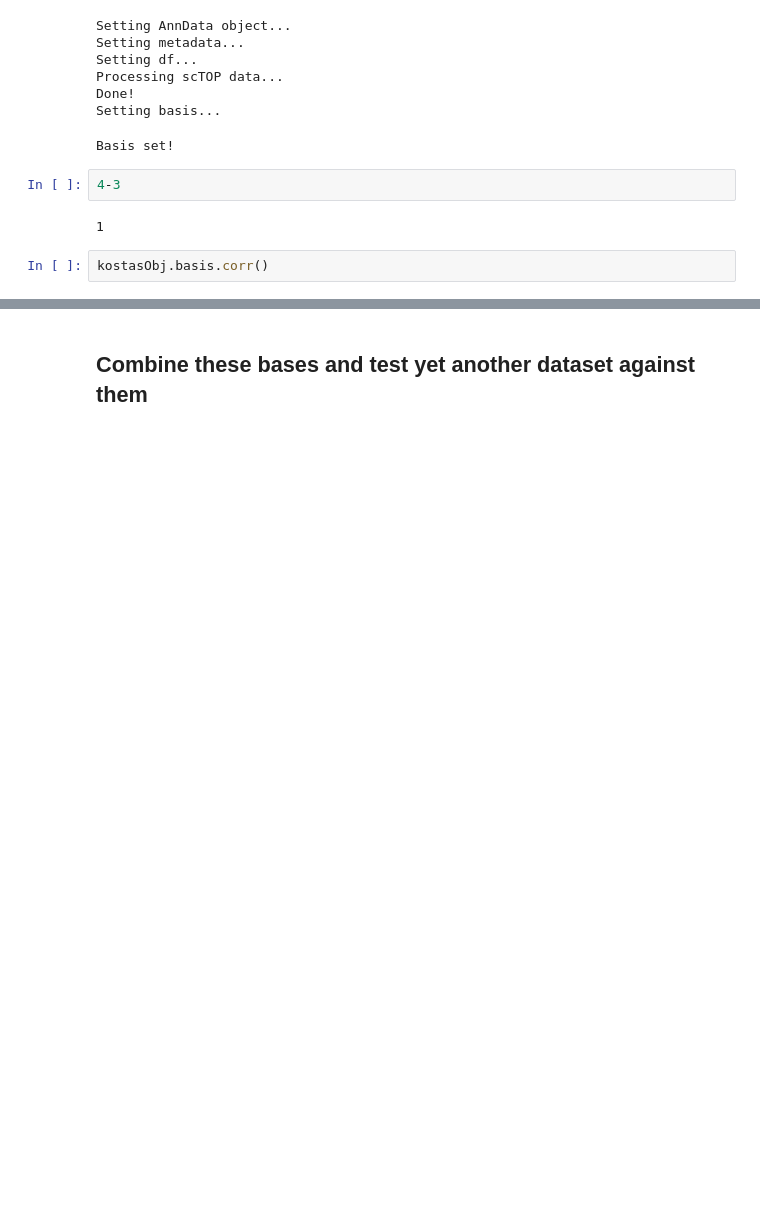
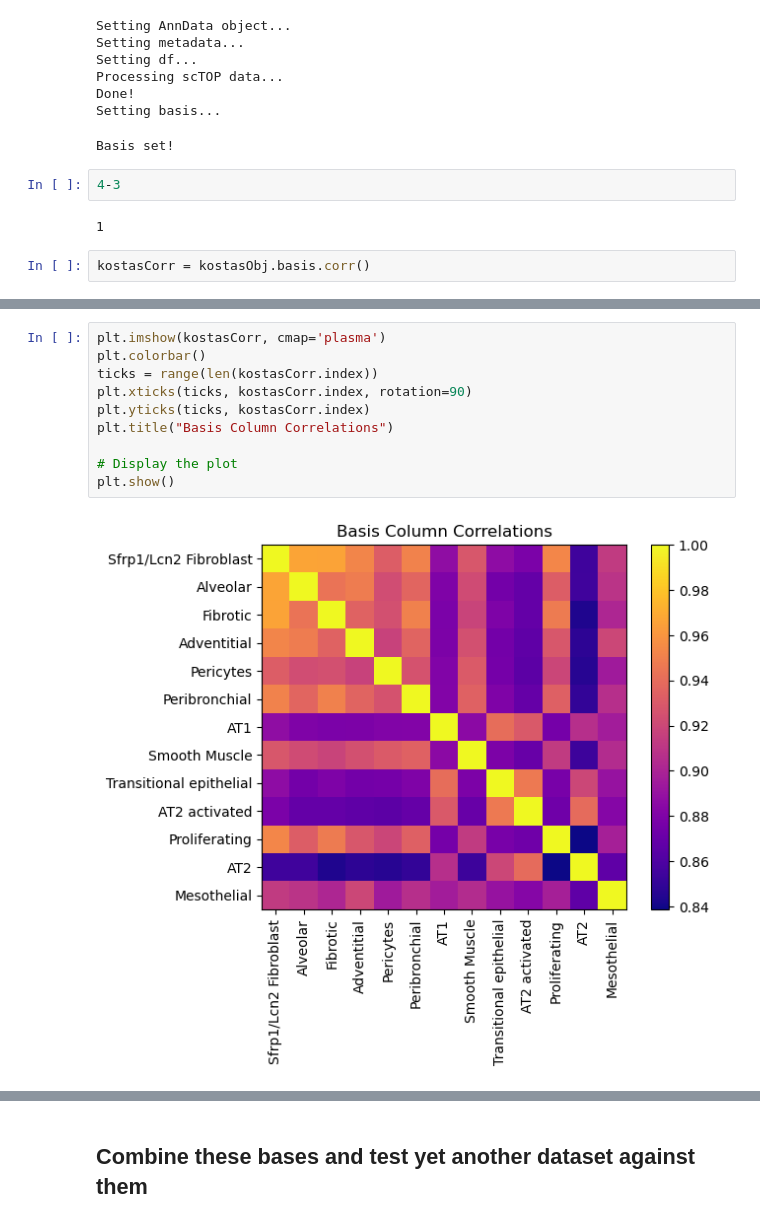
Before and after one commit to EitanVilker/Transdifferentiating-AT2, a Jupyter notebook: scTOP Vignette 1- Basics.ipynb, the cells around one changed output, grey strips where cells are left out. Saved outputs shown, nothing was run; the diff lists cells and outputs as text; blank space fills up the shorter version.

```diff
--- a/scTOP_Vignettes.ipynb
+++ b/scTOP Vignette 1- Basics.ipynb
@@ -276,4 +218,4 @@ Basis set!
 # %% [output]
 1
 # %%
-kostasObj.basis.corr()
+kostasCorr = kostasObj.basis.corr()
@@ -295,0 +222,12 @@ kostasObj.basis.corr()
+# %%
+plt.imshow(kostasCorr, cmap='plasma')
+plt.colorbar()
+ticks = range(len(kostasCorr.index))
+plt.xticks(ticks, kostasCorr.index, rotation=90)
+plt.yticks(ticks, kostasCorr.index)
+plt.title("Basis Column Correlations")
+
+# Display the plot
+plt.show()
+# %% [output]
+[figure, added]
```
Also changed, not shown: parts of 24 cells of this notebook, 3 other files.
